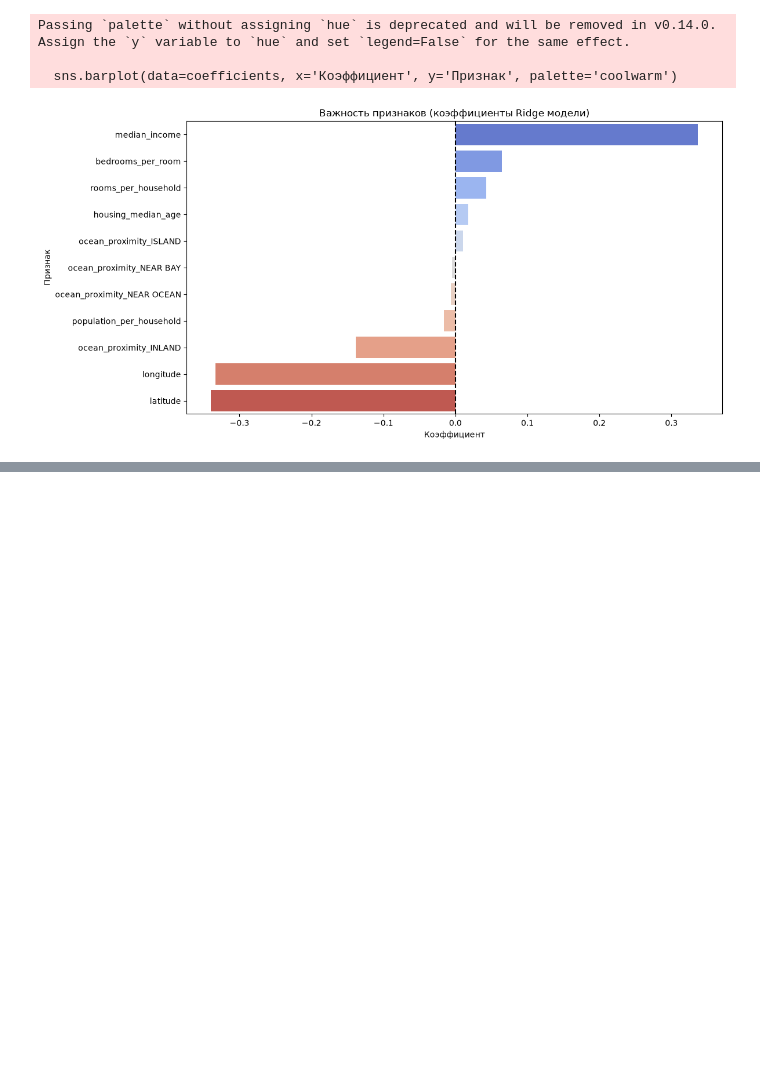
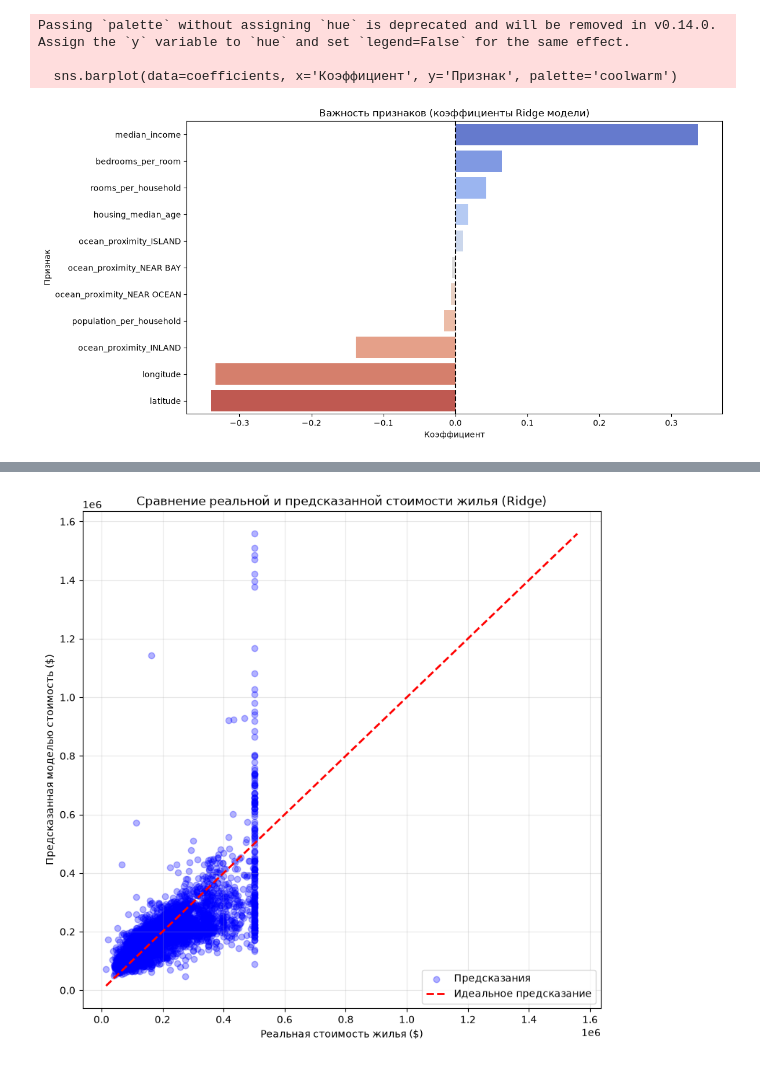
Before and after one commit to Floppazzz/AlgoritmsML, a Jupyter notebook: Lab3YAP/HomeWork3.ipynb, the cells around one changed output, grey strips where cells are left out. Saved outputs shown, nothing was run; the diff lists cells and outputs as text; code cells hidden in the pictures; blank space fills up the shorter version.

```diff
--- a/Lab3YAP/HomeWork3.ipynb
+++ b/Lab3YAP/HomeWork3.ipynb
@@ -153,6 +153,84 @@ plt.title('Важность признаков (коэффициенты Ridge
 plt.axvline(x=0, color='black', linestyle='--')
 plt.tight_layout()
 plt.show()
+
+
+# ШАГ 8: Демонстрация правильности предсказаний (в долларах)
+print("ДЕМОНСТРАЦИЯ РАБОТЫ МОДЕЛИ")
+
+# 1. Делаем предсказание логарифмов цен для тестовой выборки лучшей моделью (Ridge)
+y_pred_log = best_model.predict(X_test_scaled)
+
+# 2. Обратное преобразование: переводим логарифмы обратно в реальные доллары
+y_test_actual = np.exp(y_test)         # Реальные цены из тестовой выборки
+y_pred_actual = np.exp(y_pred_log)     # Цены, предсказанные моделью
+
+# 3. Считаем ошибки уже в реальных долларах
+rmse_dollars = np.sqrt(mean_squared_error(y_test_actual, y_pred_actual))
+mae_dollars = np.mean(np.abs(y_test_actual - y_pred_actual)) # Средняя абсолютная ошибка
+
+print(f"Средняя абсолютная ошибка (MAE): ${mae_dollars:,.2f}")
+print(f"Среднеквадратичная ошибка (RMSE): ${rmse_dollars:,.2f}")
+print("Это означает, что в среднем модель ошибается примерно на ${:,.0f} при оценке дома.".format(mae_dollars))
+
+# 4. Создаем таблицу для наглядного сравнения
+comparison_df = pd.DataFrame({
+    'Реальная стоимость ($)': y_test_actual.values.round(2),
+    'Предсказанная моделью ($)': y_pred_actual.round(2),
+    'Разница ($)': (y_pred_actual - y_test_actual.values).round(2)
+})
+
+print("\n--- Пример предсказаний на первых 10 объектах тестовой выборки ---")
+print(comparison_df.head(10).to_string(index=False))
+
+# 5. Визуализация: График "Реальная цена и предсказанная"
+plt.figure(figsize=(8, 8))
+plt.scatter(y_test_actual, y_pred_actual, alpha=0.3, color='blue', label='Предсказания')
+
+# Рисуем идеальную диагональ (если бы модель предсказывала со 100% точностью)
+max_val = max(y_test_actual.max(), y_pred_actual.max())
+min_val = min(y_test_actual.min(), y_pred_actual.min())
+plt.plot([min_val, max_val], [min_val, max_val], 'r--', linewidth=2, label='Идеальное предсказание')
+
+plt.xlabel('Реальная стоимость жилья ($)')
+plt.ylabel('Предсказанная моделью стоимость ($)')
+plt.title('Сравнение реальной и предсказанной стоимости жилья (Ridge)')
+plt.legend()
+plt.grid(True, alpha=0.3)
+plt.tight_layout()
+plt.show()
+
+
+# ШАГ 9: Визуализация в логарифмическом масштабе
+print("ВИЗУАЛИЗАЦИЯ В ЛОГАРИФМИЧЕСКОМ МАСШТАБЕ")
+
+# Метрики в логарифмах
+print(f"\nRMSE (в логарифмах): {results['Ridge']['Test RMSE']:.4f}")
+print(f"MAE (в логарифмах): {np.mean(np.abs(y_test - y_pred_log)):.4f}")
+
+# График Реальная и Предсказанная цена (в логарифмах)
+plt.figure(figsize=(8, 8))
+
+# Рисуем точки
+plt.scatter(y_test, y_pred_log, alpha=0.4, color='blue', label='Предсказания', s=15)
+
+# Диагональ идеального предсказания (y = x)
+min_val = min(y_test.min(), y_pred_log.min())
+max_val = max(y_test.max(), y_pred_log.max())
+plt.plot([min_val, max_val], [min_val, max_val], 'r--', linewidth=2, label='Идеальное предсказание')
+
+plt.xlabel('log(Реальная стоимость)', fontsize=12)
+plt.ylabel('log(Предсказанная стоимость)', fontsize=12)
+plt.title('Сравнение реальной и предсказанной стоимости\n(в логарифмическом масштабе)', fontsize=14)
+plt.legend(fontsize=11)
+plt.grid(True, alpha=0.3)
+plt.tight_layout()
+plt.show()
+
+errors_log = y_pred_log - y_test
+
+print(f"\nСредняя ошибка (bias): {errors_log.mean():.4f}")
+print(f"Стандартное отклонение ошибок (std): {errors_log.std():.4f}")
 # %% [output]
 Загрузка данных...
 
@@ -214,0 +310 @@ Passing `palette` without assigning `hue` is deprecated and will be removed in v
+[figure, added]
```
Also changed, not shown: parts of 1 cell of this notebook.
